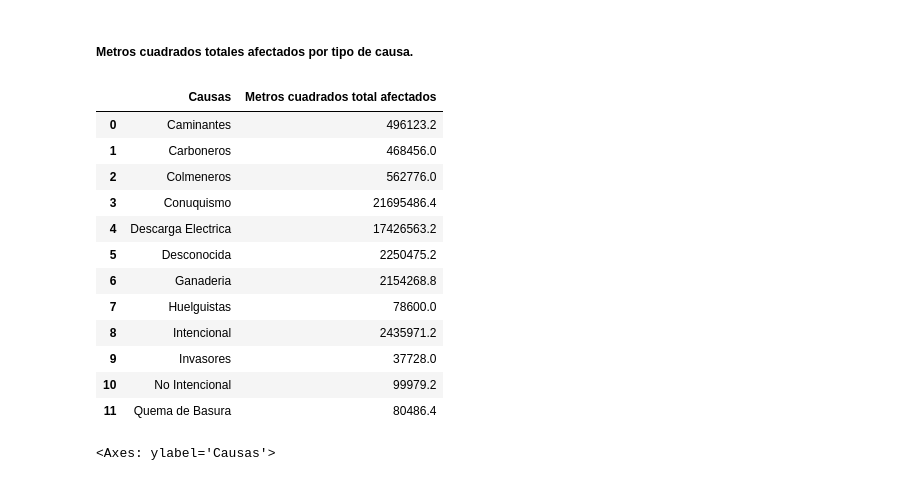
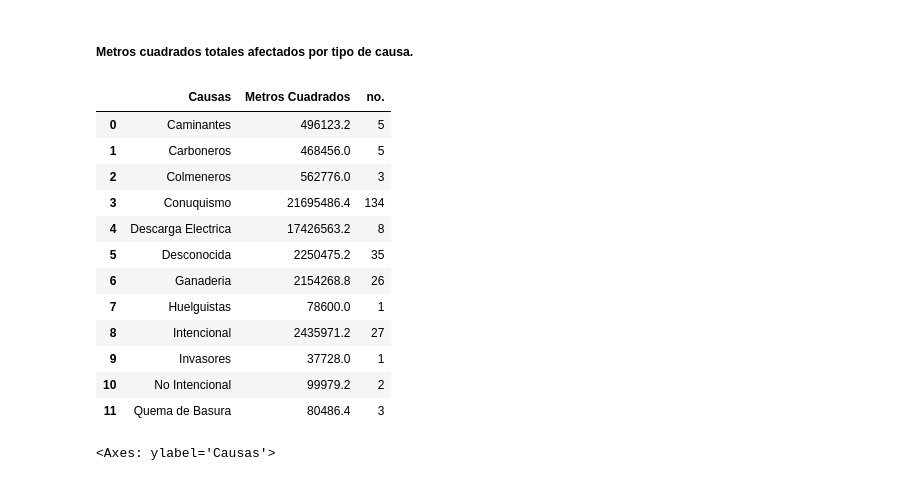
Before and after one commit to Edwinroman30/sic-forest-fire-rd, a Jupyter notebook: notebooks/forest-fire-questions-5-6.ipynb, the cells around one changed output. Drawn from its saved outputs; the diff is of its cells as text; code cells hidden in the pictures.

Commit message:
Experimentando con los nuevos data-sets
Experimentando con los nuevos data-sets

```diff
--- a/notebooks/forest-fire-questions-5-6.ipynb
+++ b/notebooks/forest-fire-questions-5-6.ipynb
@@ -88,22 +88,23 @@ data.plot.barh()
 ##### Metros cuadrados totales afectados por tipo de causa.
 # %%
 # Metros cuadrados total afectados por tipo de causa.
-causes_meter = incendios_data.groupby(["Causas"])['Metros Cuadrados'].sum().reset_index(name='Metros cuadrados total afectados')
+#causes_meter = incendios_data.groupby(["Causas"])['Metros Cuadrados'].sum().reset_index(name='Metros cuadrados total afectados')
+causes_meter = incendios_data.groupby(["Causas"]).agg({"Metros Cuadrados":"sum", "no.":"size"}).reset_index()
 causes_meter
 # %% [output]
-|  | Causas | Metros cuadrados total afectados |
-| 0 | Caminantes | 496123.2 |
-| 1 | Carboneros | 468456.0 |
-| 2 | Colmeneros | 562776.0 |
-| 3 | Conuquismo | 21695486.4 |
-| 4 | Descarga Electrica | 17426563.2 |
-| 5 | Desconocida | 2250475.2 |
-| 6 | Ganaderia | 2154268.8 |
-| 7 | Huelguistas | 78600.0 |
-| 8 | Intencional | 2435971.2 |
-| 9 | Invasores | 37728.0 |
-| 10 | No Intencional | 99979.2 |
-| 11 | Quema de Basura | 80486.4 |
+|  | Causas | Metros Cuadrados | no. |
+| 0 | Caminantes | 496123.2 | 5 |
+| 1 | Carboneros | 468456.0 | 5 |
+| 2 | Colmeneros | 562776.0 | 3 |
+| 3 | Conuquismo | 21695486.4 | 134 |
+| 4 | Descarga Electrica | 17426563.2 | 8 |
+| 5 | Desconocida | 2250475.2 | 35 |
+| 6 | Ganaderia | 2154268.8 | 26 |
+| 7 | Huelguistas | 78600.0 | 1 |
+| 8 | Intencional | 2435971.2 | 27 |
+| 9 | Invasores | 37728.0 | 1 |
+| 10 | No Intencional | 99979.2 | 2 |
+| 11 | Quema de Basura | 80486.4 | 3 |
 # %%
 causes_meter.plot.barh(x="Causas")
 # %% [output]
```
Also changed, not shown: parts of 1 cell of this notebook.
